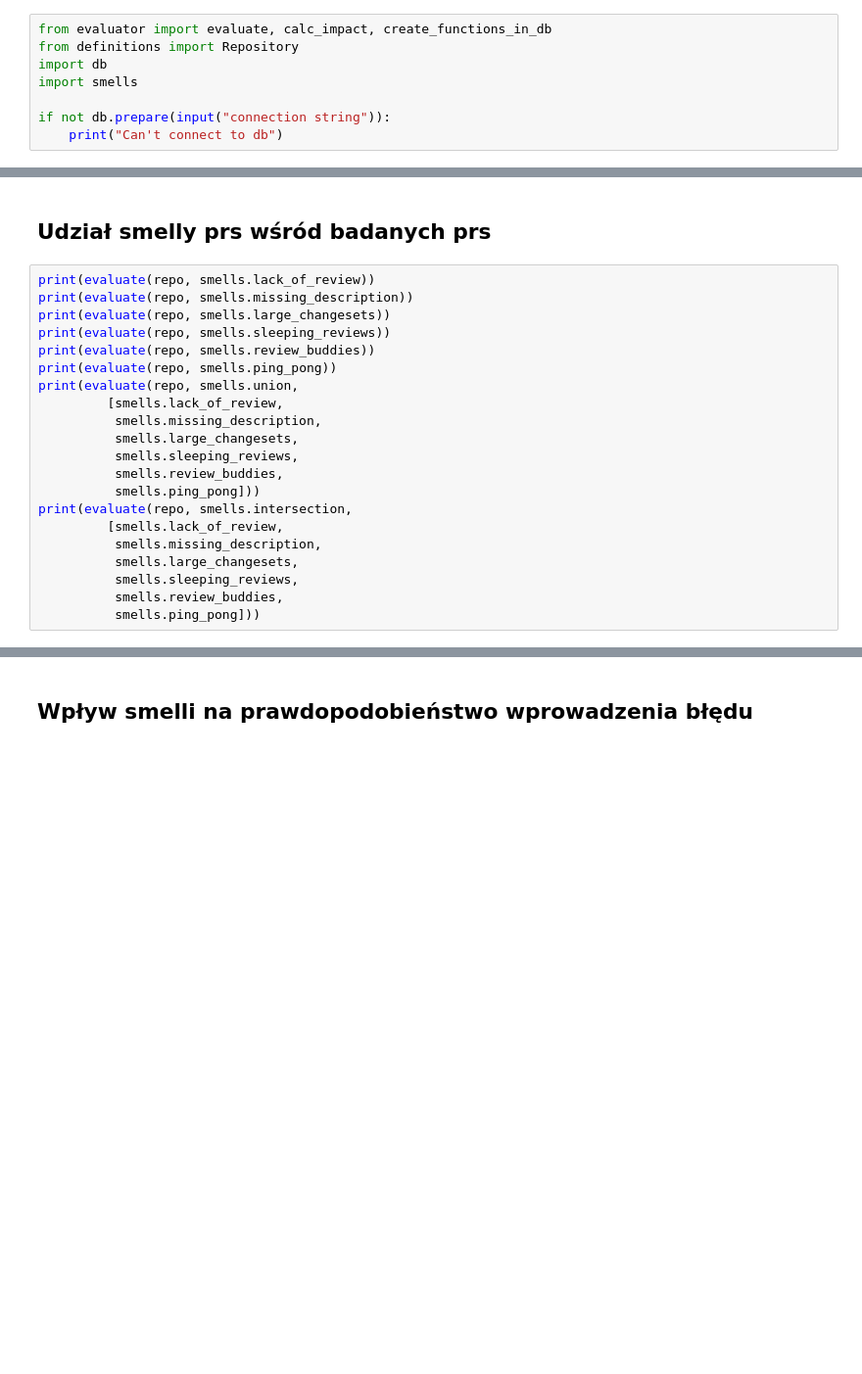
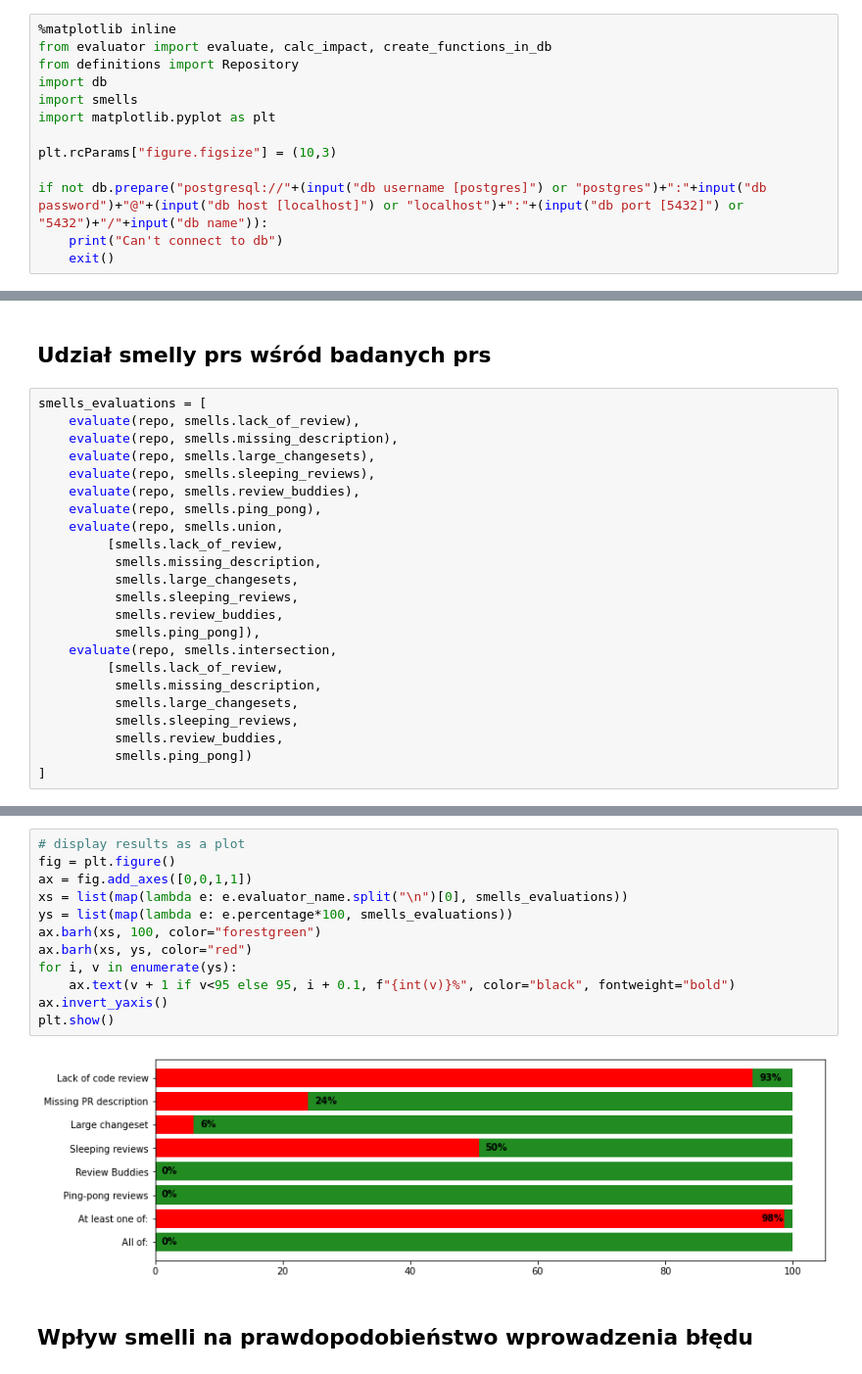
Before and after one commit to pwr-pbr22/M7, a Jupyter notebook: code review smells/main.ipynb, the cells around one changed output, grey strips where cells are left out. Shown: that part at 98% size. Drawn from its saved outputs; the diff is of its cells as text; blank space fills up the shorter version.

Commit message:
Changes in data visualization
- added plots in main
- splitted some cells
- code reordering to make logic separated from printing and visualization

```diff
--- a/code review smells/main.ipynb
+++ b/code review smells/main.ipynb
@@ -1,11 +1,16 @@
 # %%
+%matplotlib inline
 from evaluator import evaluate, calc_impact, create_functions_in_db
 from definitions import Repository
 import db
 import smells
+import matplotlib.pyplot as plt
 
-if not db.prepare(input("connection string")):
+plt.rcParams["figure.figsize"] = (10,3)
+
+if not db.prepare("postgresql://"+(input("db username [postgres]") or "postgres")+":"+input("db password")+"@"+(input("db host [localhost]") or "localhost")+":"+(input("db port [5432]") or "5432")+"/"+input("db name")):
     print("Can't connect to db")
+    exit()
 # %% [markdown]
 # Ewaluacja
 # %%
@@ -13,23 +18,25 @@ repo = input("repository")
 # %% [markdown]
 ## Udział smelly prs wśród badanych prs
 # %%
-print(evaluate(repo, smells.lack_of_review))
-print(evaluate(repo, smells.missing_description))
-print(evaluate(repo, smells.large_changesets))
-print(evaluate(repo, smells.sleeping_reviews))
-print(evaluate(repo, smells.review_buddies))
-print(evaluate(repo, smells.ping_pong))
-print(evaluate(repo, smells.union,
+smells_evaluations = [
+    evaluate(repo, smells.lack_of_review),
+    evaluate(repo, smells.missing_description),
+    evaluate(repo, smells.large_changesets),
+    evaluate(repo, smells.sleeping_reviews),
+    evaluate(repo, smells.review_buddies),
+    evaluate(repo, smells.ping_pong),
+    evaluate(repo, smells.union,
          [smells.lack_of_review,
           smells.missing_description,
           smells.large_changesets,
           smells.sleeping_reviews,
           smells.review_buddies,
-          smells.ping_pong]))
-print(evaluate(repo, smells.intersection,
+          smells.ping_pong]),
+    evaluate(repo, smells.intersection,
          [smells.lack_of_review,
           smells.missing_description,
           smells.large_changesets,
           smells.sleeping_reviews,
           smells.review_buddies,
-          smells.ping_pong]))
+          smells.ping_pong])
+]
@@ -57,2 +68,16 @@ All of:
+# %%
+# display results as a plot
+fig = plt.figure()
+ax = fig.add_axes([0,0,1,1])
+xs = list(map(lambda e: e.evaluator_name.split("\n")[0], smells_evaluations))
+ys = list(map(lambda e: e.percentage*100, smells_evaluations))
+ax.barh(xs, 100, color="forestgreen")
+ax.barh(xs, ys, color="red")
+for i, v in enumerate(ys):
+    ax.text(v + 1 if v<95 else 95, i + 0.1, f"{int(v)}%", color="black", fontweight="bold")
+ax.invert_yaxis()
+plt.show()
+# %% [output]
+[figure, added]
 # %% [markdown]
 ## Wpływ smelli na prawdopodobieństwo wprowadzenia błędu
```
Also changed, not shown: parts of 5 cells of this notebook.
